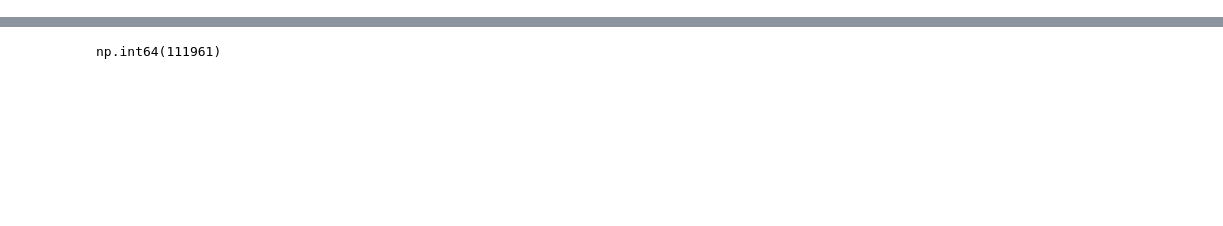
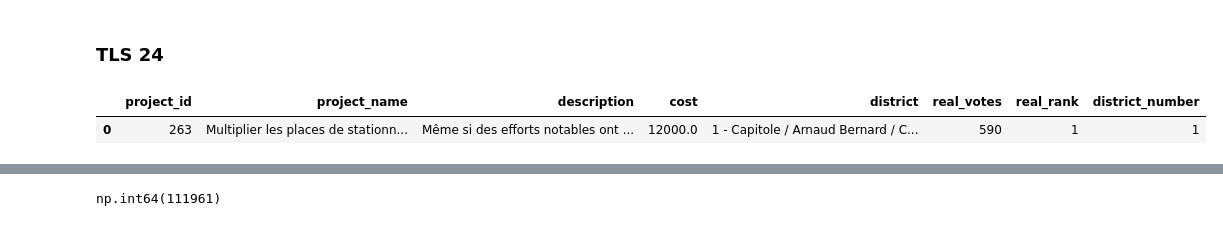
Before and after one commit to juano-/toulouse-pb-ia, a Jupyter notebook: in_context_prompt_prediction.ipynb, the cells around one changed output, grey strips where cells are left out. Cells and saved outputs as stored; diff of their text form; code cells hidden in the pictures; blank space fills up the shorter version.

```diff
--- a/simple_prompt_prediction.ipynb
+++ b/in_context_prompt_prediction.ipynb
@@ -0,0 +1,35 @@
+# %% [markdown]
+### TLS 24
+# %%
+# 1. load data
+import os
+import pandas as pd
+import src.utils as ut
+import prompt_builder as pb
+
+from dotenv import load_dotenv
+from src.data_loader import load_and_prepare_projects, load_test_dataset
+from prompt_utils import tokens_counter, prompt_cost
+
+
+path_22 = 'data/tls22_projects.csv'
+path_24 = 'data/tls24_projects.csv'
+
+df, df22_shuffled = load_and_prepare_projects(path_22,path_24, city = "Toulouse")
+test = load_test_dataset(df, rows = 1, city = 'Toulouse')
+
+#len(df[df['year'] == 2024])
+
+load_dotenv()
+
+conn_params = {
+    "host": os.environ["PG_HOST"],
+    "database": os.environ["PG_DATABASE"],
+    "user": os.environ["PG_USER"],
+    "password": os.environ['PG_PASSWORD']
+}
+
+test
+# %% [output]
+|  | project_id | project_name | description | cost | district | real_votes | real_rank | district_number |
+| 0 | 263 | Multiplier les places de stationn... | Même si des efforts notables ont ... | 12000.0 | 1 - Capitole / Arnaud Bernard / C... | 590 | 1 | 1 |
```
Also changed, not shown: parts of 7 cells of this notebook, 20 other files.
